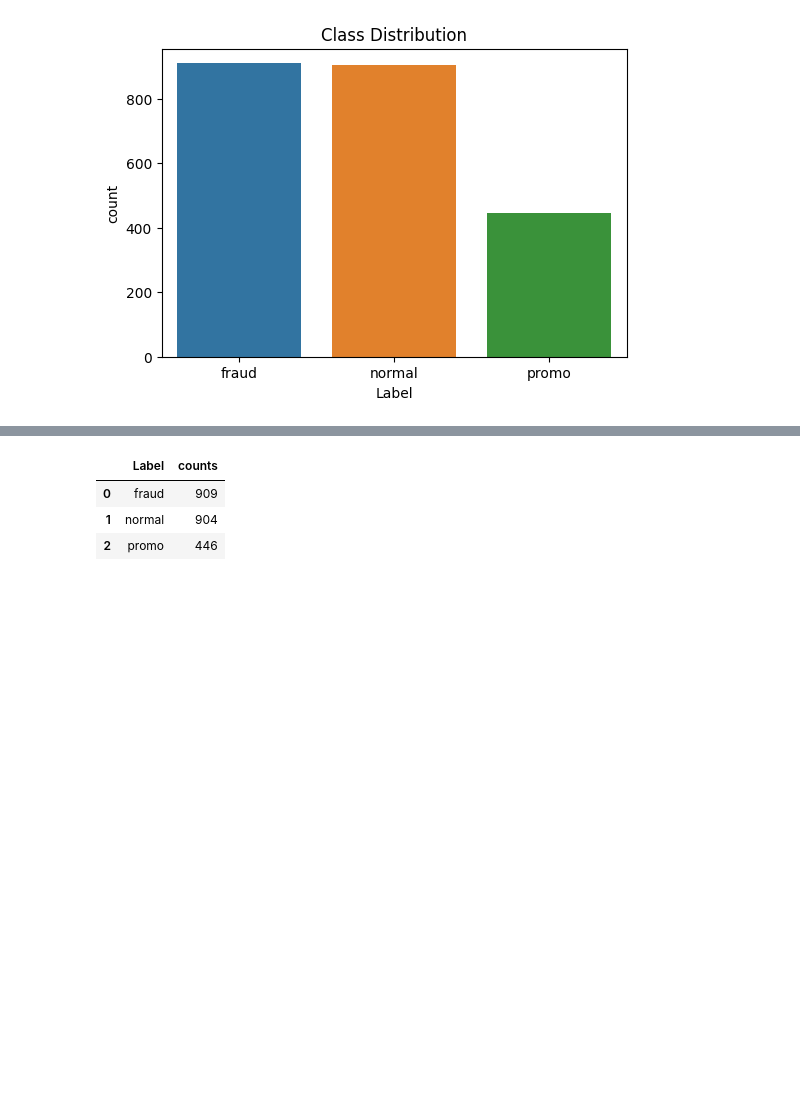
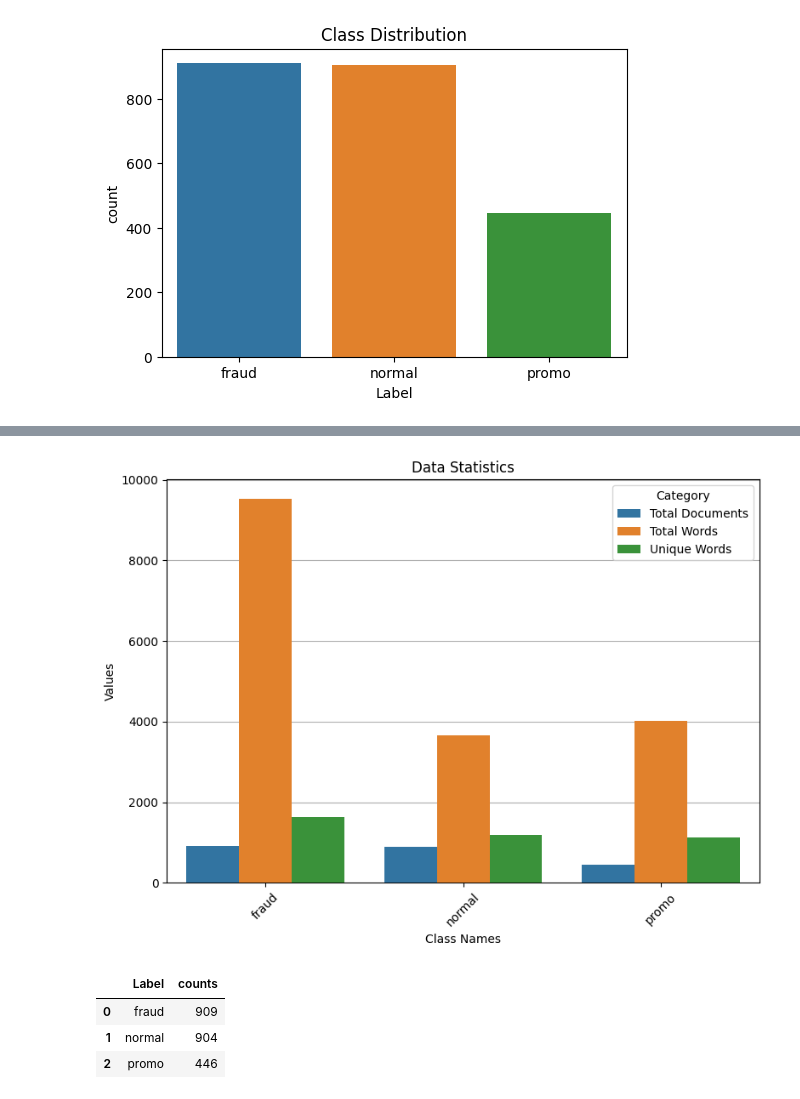
Before and after one commit to S4DIB/bengali-sms-fraud-detection-using-supervised-learning, a Jupyter notebook: Bengali Sms Fraud Detection.ipynb, the cells around one changed output, grey strips where cells are left out. Cells and saved outputs as stored; diff of their text form; code cells hidden in the pictures; blank space fills up the shorter version.

```diff
--- a/Bengali Sms Fraud Detection.ipynb
+++ b/Bengali Sms Fraud Detection.ipynb
@@ -206,3 +233,38 @@ plt.show()
+# %%
+# Prepare data for the data matrix using the dataset and label information
+documents = dataset['Label'].value_counts().values
+words = [sum(dataset[dataset['Label'] == label]['TextLength']) for label in dataset['Label'].unique()]
+u_words = [len(set(word for text in dataset[dataset['Label'] == label]['Cleaned'] for word in text.lower().split())) for label in dataset['Label'].unique()]
+class_names = dataset['Label'].unique()
+
+# Create the data matrix
+data_matrix = pd.DataFrame({'Total Documents': documents,
+                            'Total Words': words,
+                            'Unique Words': u_words,
+                            'Class Names': class_names})
+
+# Transform the data for plotting
+df = pd.melt(data_matrix, id_vars="Class Names", var_name="Category", value_name="Values")
+
+# Plot the bar chart
+plt.figure(figsize=(8, 6))
+ax = plt.subplot()
+
+sns.barplot(data=df, x='Class Names', y='Values', hue='Category', zorder=3)
+ax.set_xlabel('Class Names')
+ax.set_title('Data Statistics')
+
+# Add only horizontal grid lines without overlapping the bars
+ax.grid(axis='y', zorder=1)
+
+# Adjust x-axis labels for better readability
+ax.xaxis.set_ticklabels(class_names, rotation=45)
+
+# Show the plot
+plt.tight_layout()
+plt.show()
+# %% [output]
+[figure, added]
 # %%
 dataset.groupby('Label').size().reset_index(name='counts')
 # %% [output]
```
Also changed, not shown: parts of 6 cells of this notebook.
